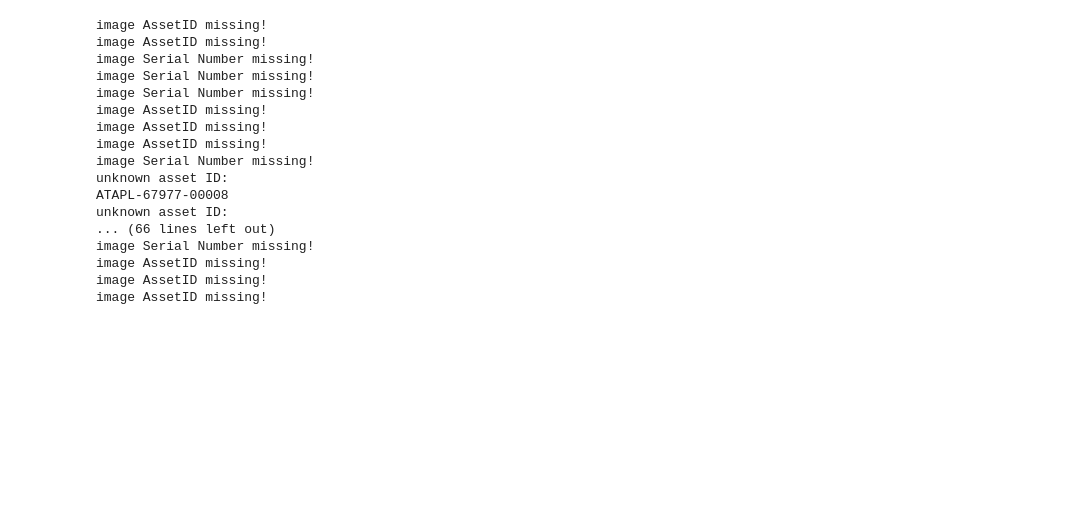
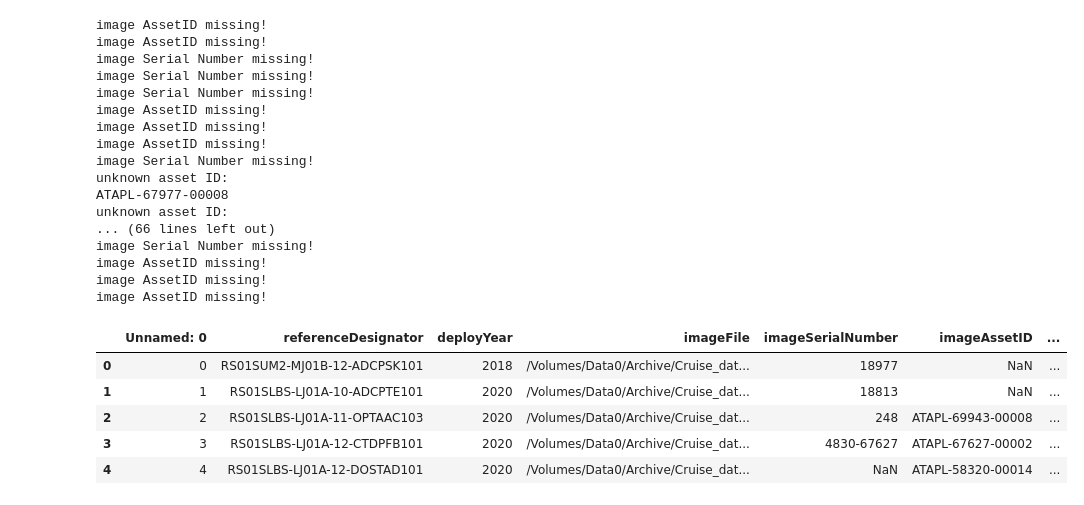
Before and after one commit to OOI-CabledArray/metadataVerification, a Jupyter notebook: assetManagement/criticalMetaDataVerification.ipynb, the cells around one changed output. Drawn from its saved outputs; the diff is of its cells as text; code cells hidden in the pictures; blank space fills up the shorter version.

Commit message:
metadata verification notebook now takes as input a HITL curated output csv of fuzzy match

```diff
--- a/assetManagement/criticalMetaDataVerification.ipynb
+++ b/assetManagement/criticalMetaDataVerification.ipynb
@@ -556,3 +557,18 @@ image Serial Number missing!
 image AssetID missing!
 image AssetID missing!
 image AssetID missing!
+# %%
+latest_fuzzy_date = "20240109" # The fuzzy match script may not have been run the same day as is set to runDate...
+# Here we read in the output of the fuzzy match notebook which has been curated. For example, multiple
+# potential assetID matches have been pared down to 1, or typos in SN or AssetID have been identified and corrected
+# etc...
+fuzzy_df = pd.read_csv(f"reportOuts/fuzzyMatches_HITL_{latest_fuzzy_date}.csv")
+# %%
+fuzzy_df.head()
+# %% [output]
+|  | Unnamed: 0 | referenceDesignator | deployYear | imageFile | imageSerialNumber | imageAssetID | ... |
+| 0 | 0 | RS01SUM2-MJ01B-12-ADCPSK101 | 2018 | /Volumes/Data0/Archive/Cruise_dat... | 18977 | NaN | ... |
+| 1 | 1 | RS01SLBS-LJ01A-10-ADCPTE101 | 2020 | /Volumes/Data0/Archive/Cruise_dat... | 18813 | NaN | ... |
+| 2 | 2 | RS01SLBS-LJ01A-11-OPTAAC103 | 2020 | /Volumes/Data0/Archive/Cruise_dat... | 248 | ATAPL-69943-00008 | ... |
+| 3 | 3 | RS01SLBS-LJ01A-12-CTDPFB101 | 2020 | /Volumes/Data0/Archive/Cruise_dat... | 4830-67627 | ATAPL-67627-00002 | ... |
+| 4 | 4 | RS01SLBS-LJ01A-12-DOSTAD101 | 2020 | /Volumes/Data0/Archive/Cruise_dat... | NaN | ATAPL-58320-00014 | ... |
```
Also changed, not shown: parts of 14 cells of this notebook, 1 other file.
